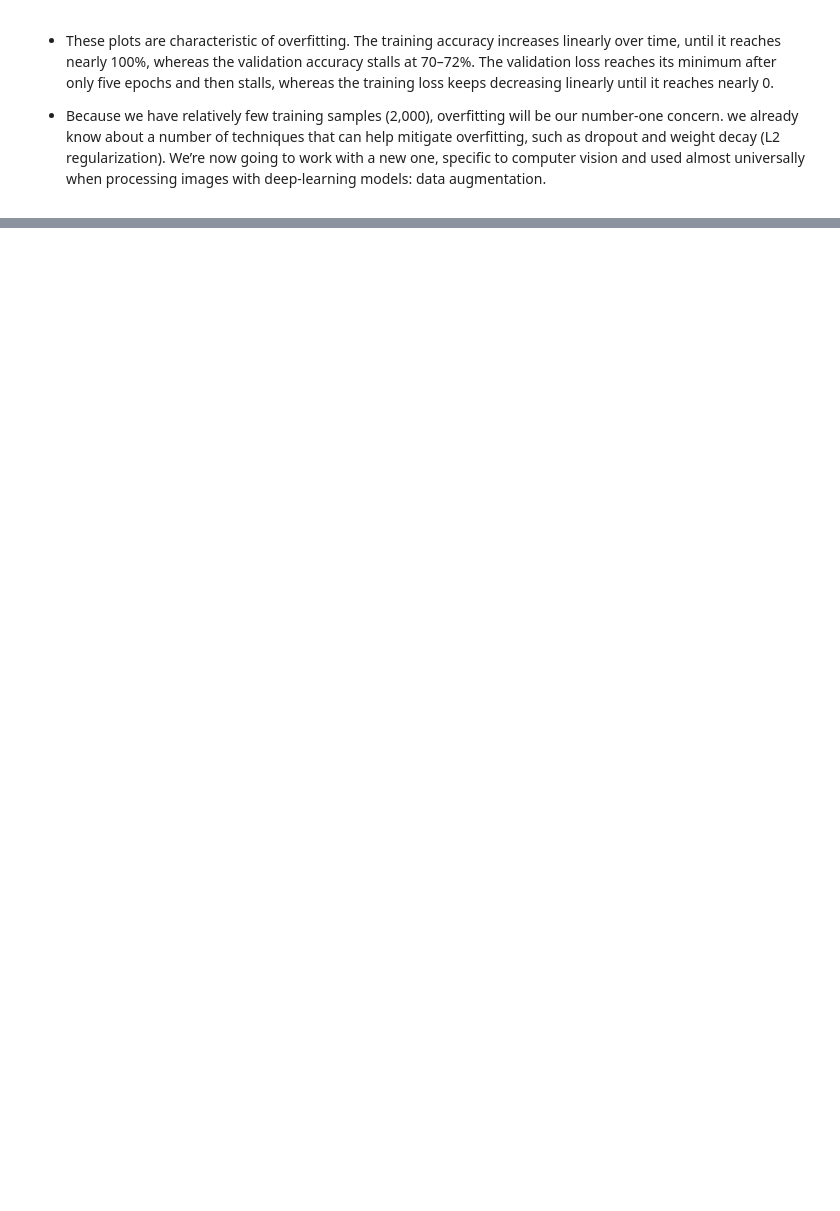
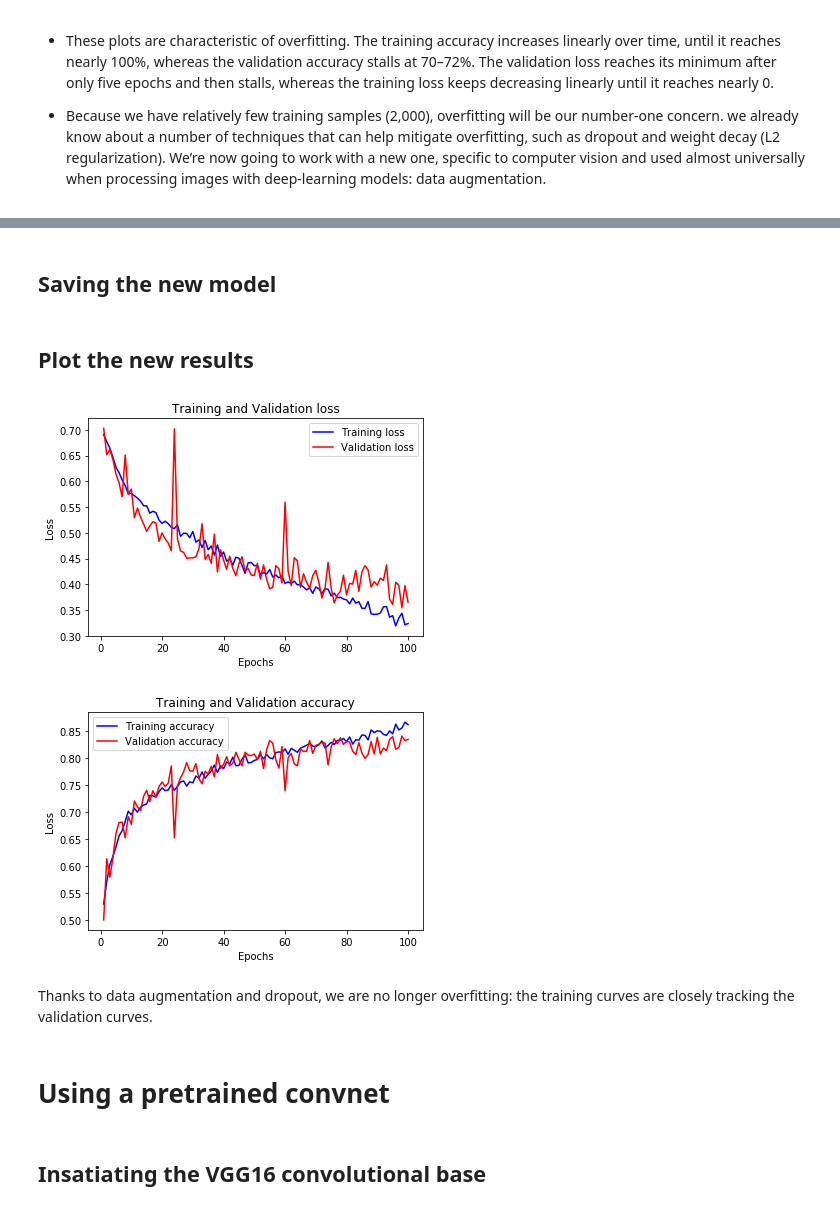
Before and after one commit to KonevDmitry/deep-learning, a Jupyter notebook: 06-CatdogNet.ipynb, the cells around one changed output, grey strips where cells are left out. Cells and saved outputs as stored; diff of their text form; code cells hidden in the pictures; blank space fills up the shorter version.

Commit message:
Add pretrained section

```diff
--- a/06-CatdogNet.ipynb
+++ b/06-CatdogNet.ipynb
@@ -268,0 +349,8 @@ plot_history(history)
+# %%
+test_datagen = ImageDataGenerator(rescale=1./255)
+# %%
+train_generator = train_datagen.flow_from_directory(
+            train_dir,
+            target_size=(150, 150),
+            batch_size = 32,
+            class_mode = 'binary')
@@ -268,0 +359,6 @@ plot_history(history)
+# %%
+validation_generator = test_datagen.flow_from_directory(
+            validation_dir,
+            target_size=(150, 150),
+            batch_size = 20,
+            class_mode = 'binary')
@@ -268,0 +367,8 @@ plot_history(history)
+# %%
+%%time
+history = model.fit_generator(
+        train_generator,
+        steps_per_epoch=100,
+        epochs = 100,
+        validation_data = validation_generator,
+        validation_steps = 50)
@@ -268,0 +393,2 @@ plot_history(history)
+# %% [markdown]
+## Saving the new model
@@ -268,0 +397,13 @@ plot_history(history)
+# %% [markdown]
+## Plot the new results
+# %%
+plot_history(history)
+# %% [output]
+[figure, added]
+[figure, added]
+# %% [markdown]
+Thanks to data augmentation and dropout, we are no longer overfitting: the training curves are closely tracking the validation curves.
+# %% [markdown]
+# Using a pretrained convnet
+# %% [markdown]
+## Insatiating the VGG16 convolutional base
```
Also changed, not shown: parts of 68 cells of this notebook, 2 other files.
